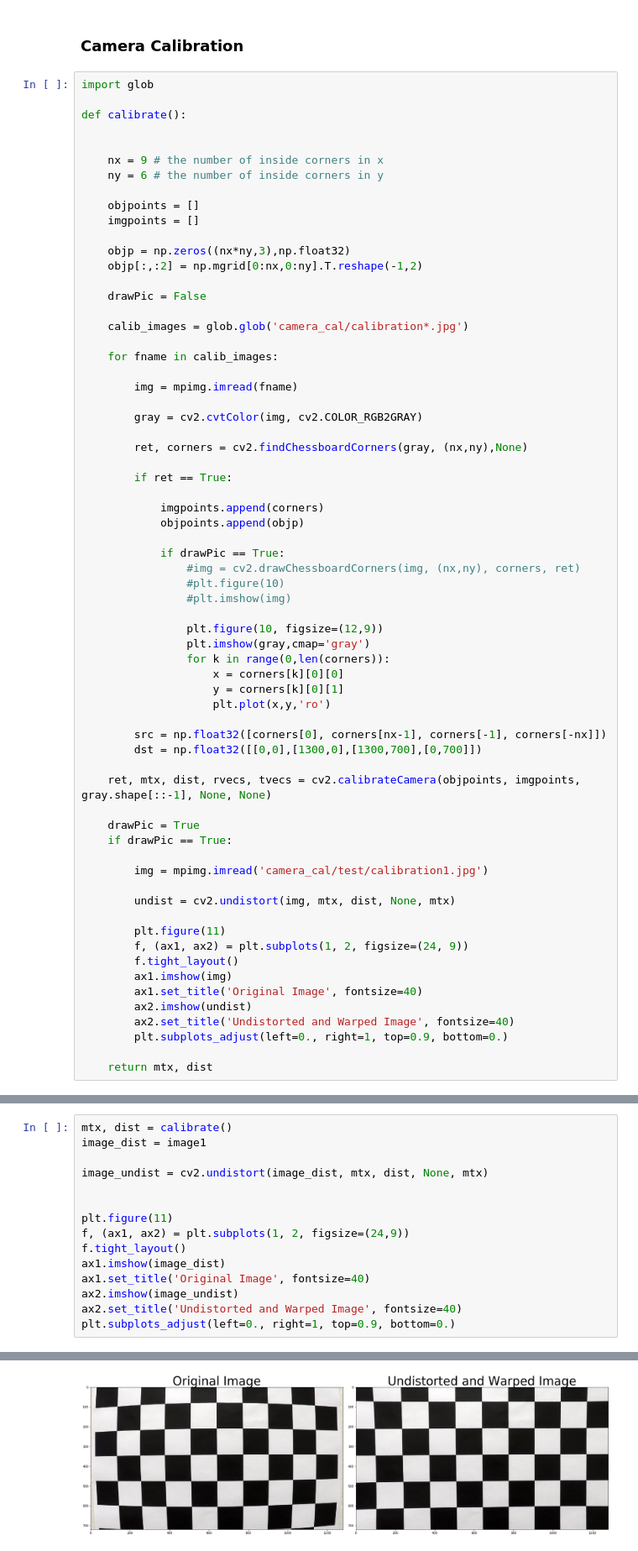
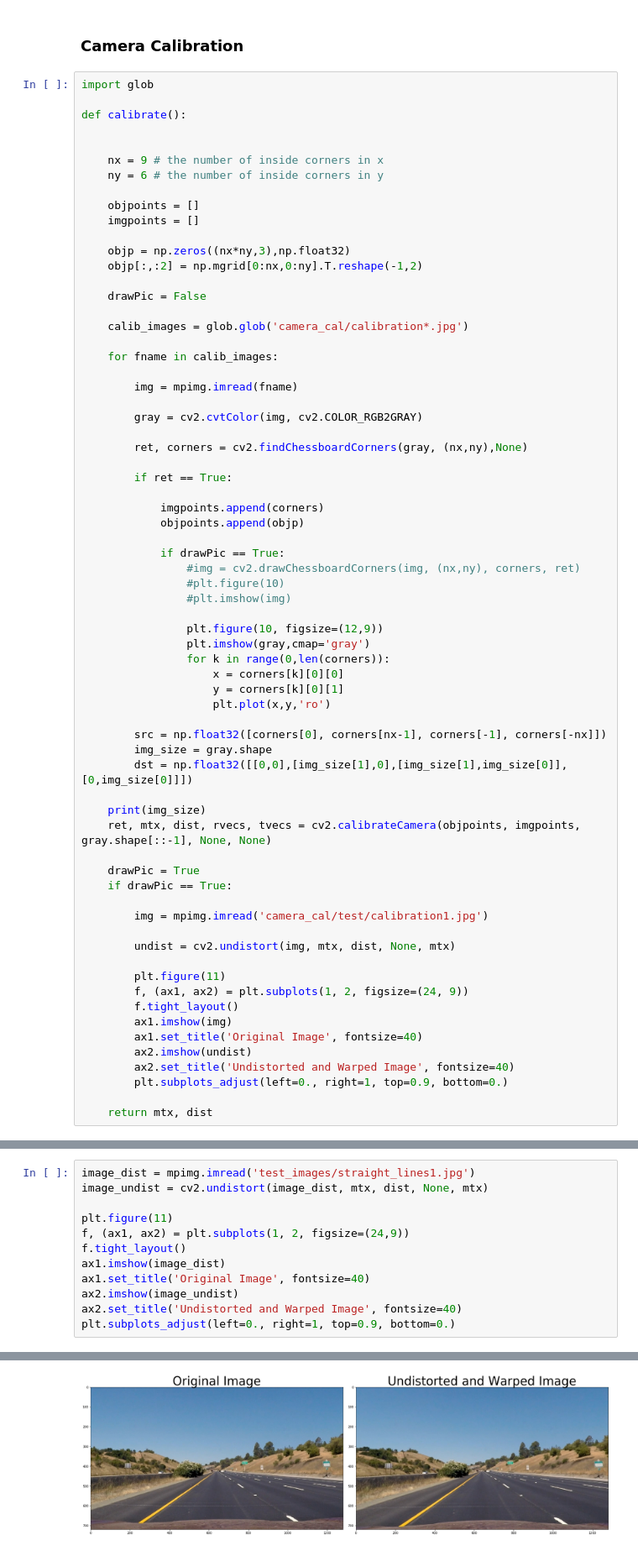
Before and after one commit to suvoganguli/SDCND-Projects, a Jupyter notebook: CarND-Advanced-Lane-Lines-P2/P2.ipynb, the cells around one changed output, grey strips where cells are left out. Shown at 84% size. Saved outputs shown, nothing was run; the diff lists cells and outputs as text.

```diff
--- a/CarND-Advanced-Lane-Lines-P2/P2.ipynb
+++ b/CarND-Advanced-Lane-Lines-P2/P2.ipynb
@@ -88,8 +88,10 @@ def calibrate():
                     plt.plot(x,y,'ro')
 
         src = np.float32([corners[0], corners[nx-1], corners[-1], corners[-nx]])
-        dst = np.float32([[0,0],[1300,0],[1300,700],[0,700]])
+        img_size = gray.shape
+        dst = np.float32([[0,0],[img_size[1],0],[img_size[1],img_size[0]],[0,img_size[0]]])
 
+    print(img_size)
     ret, mtx, dist, rvecs, tvecs = cv2.calibrateCamera(objpoints, imgpoints, gray.shape[::-1], None, None)
 
     drawPic = True
@@ -112,9 +122,6 @@ def calibrate():
 # %%
-mtx, dist = calibrate()
-image_dist = image1
-
+image_dist = mpimg.imread('test_images/straight_lines1.jpg')
 image_undist = cv2.undistort(image_dist, mtx, dist, None, mtx)
-
 
 plt.figure(11)
 f, (ax1, ax2) = plt.subplots(1, 2, figsize=(24,9))
@@ -129 +136 @@ plt.subplots_adjust(left=0., right=1, top=0.9, bottom=0.)
-[figure, old version]
+[figure, new version]
```
Also changed, not shown: parts of 4 cells of this notebook, 2 other files.
